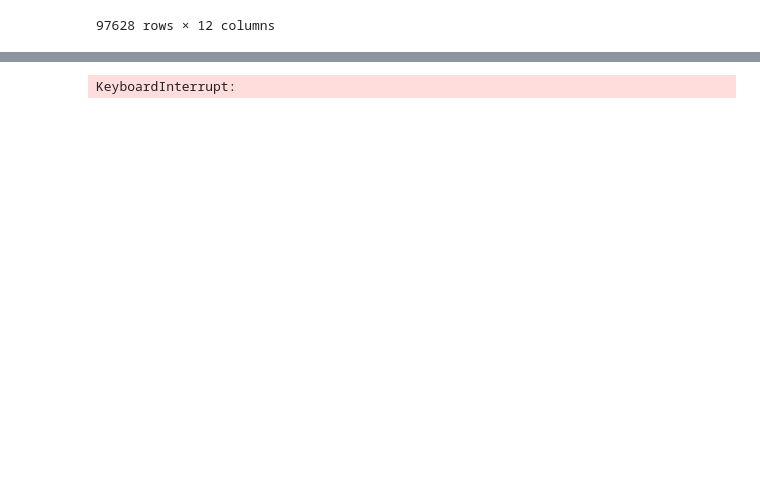
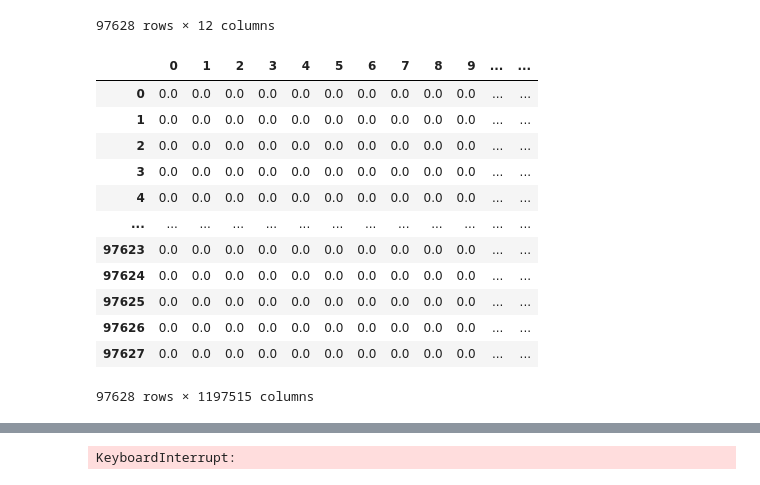
Before and after one commit to RaefM/eecs448-mde, a Jupyter notebook: tfidfNgrams/tfidfNgrams.ipynb, the cells around one changed output, grey strips where cells are left out. Saved outputs shown, nothing was run; the diff lists cells and outputs as text; code cells hidden in the pictures; blank space fills up the shorter version.

```diff
--- a/tfidfNgrams/tfidfNgrams.ipynb
+++ b/tfidfNgrams/tfidfNgrams.ipynb
@@ -27,9 +31,9 @@ X = base_df.processed_body.values
 unigram_vectorizer = TfidfVectorizer(ngram_range=(1,1), max_df=0.75, min_df=2)
 bigram_vectorizer = TfidfVectorizer(ngram_range=(1,2), max_df=0.75, min_df=2)
 trigram_vectorizer = TfidfVectorizer(ngram_range=(1,3), max_df=0.75, min_df=2)
-X_uni = data=unigram_vectorizer.fit_transform(X)
-X_bi = data=bigram_vectorizer.fit_transform(X)
-X_tri = data=trigram_vectorizer.fit_transform(X)
+X_uni = unigram_vectorizer.fit_transform(X)
+X_bi = bigram_vectorizer.fit_transform(X)
+X_tri = trigram_vectorizer.fit_transform(X)
 # %%
 uni_df = pd.DataFrame.sparse.from_spmatrix(X_uni)
 bi_df = pd.DataFrame.sparse.from_spmatrix(X_bi)
@@ -37,4 +47,20 @@ tri_df = pd.DataFrame.sparse.from_spmatrix(X_tri)
 # %%
-uni_df['id'] = base_df['id']
-bi_df['id'] = base_df['id']
-tri_df['id'] = base_df['id']
+uni_df['id'], uni_df['is_asshole'] = base_df['id'], base_df['is_asshole']
+bi_df['id'], bi_df['is_asshole'] = base_df['id'], base_df['is_asshole']
+tri_df['id'], tri_df['is_asshole'] = base_df['id'], base_df['is_asshole']
+# %%
+bi_df
+# %% [output]
+|  | 0 | 1 | 2 | 3 | 4 | 5 | 6 | 7 | 8 | 9 | ... | ... |
+| 0 | 0.0 | 0.0 | 0.0 | 0.0 | 0.0 | 0.0 | 0.0 | 0.0 | 0.0 | 0.0 | ... | ... |
+| 1 | 0.0 | 0.0 | 0.0 | 0.0 | 0.0 | 0.0 | 0.0 | 0.0 | 0.0 | 0.0 | ... | ... |
+| 2 | 0.0 | 0.0 | 0.0 | 0.0 | 0.0 | 0.0 | 0.0 | 0.0 | 0.0 | 0.0 | ... | ... |
+| 3 | 0.0 | 0.0 | 0.0 | 0.0 | 0.0 | 0.0 | 0.0 | 0.0 | 0.0 | 0.0 | ... | ... |
+| 4 | 0.0 | 0.0 | 0.0 | 0.0 | 0.0 | 0.0 | 0.0 | 0.0 | 0.0 | 0.0 | ... | ... |
+| ... | ... | ... | ... | ... | ... | ... | ... | ... | ... | ... | ... | ... |
+| 97623 | 0.0 | 0.0 | 0.0 | 0.0 | 0.0 | 0.0 | 0.0 | 0.0 | 0.0 | 0.0 | ... | ... |
+| 97624 | 0.0 | 0.0 | 0.0 | 0.0 | 0.0 | 0.0 | 0.0 | 0.0 | 0.0 | 0.0 | ... | ... |
+| 97625 | 0.0 | 0.0 | 0.0 | 0.0 | 0.0 | 0.0 | 0.0 | 0.0 | 0.0 | 0.0 | ... | ... |
+| 97626 | 0.0 | 0.0 | 0.0 | 0.0 | 0.0 | 0.0 | 0.0 | 0.0 | 0.0 | 0.0 | ... | ... |
+| 97627 | 0.0 | 0.0 | 0.0 | 0.0 | 0.0 | 0.0 | 0.0 | 0.0 | 0.0 | 0.0 | ... | ... |
+97628 rows × 1197515 columns
```
Also changed, not shown: parts of 5 cells of this notebook, 2 other files.
